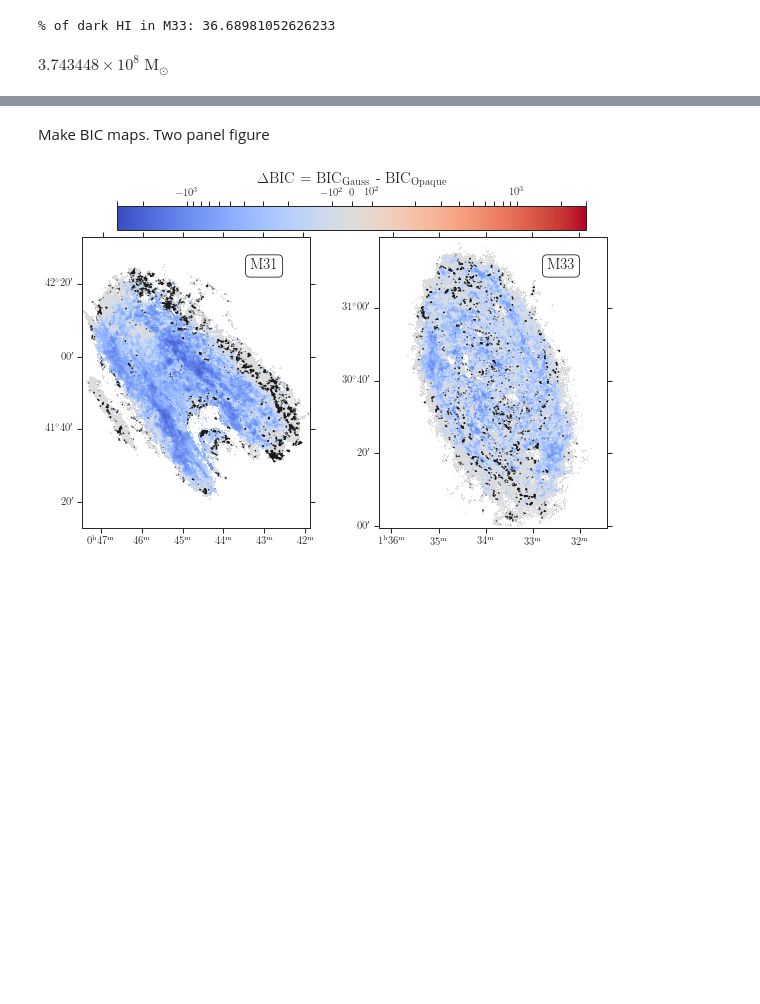
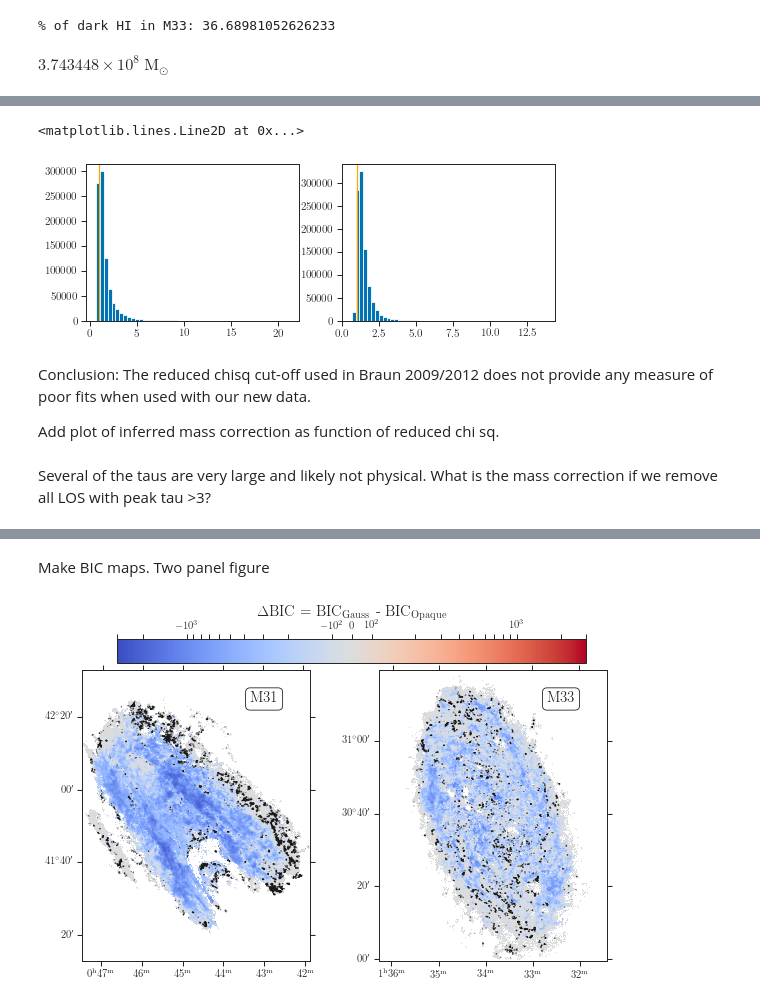
Before and after one commit to e-koch/HI-LineShapes, a Jupyter notebook: figures/figure_bic_statistics_comparison.ipynb, the cells around one changed output, grey strips where cells are left out. Saved outputs shown, nothing was run; the diff lists cells and outputs as text; code cells hidden in the pictures; blank space fills up the shorter version.

```diff
--- a/figures/figure_bic_statistics_comparison.ipynb
+++ b/figures/figure_bic_statistics_comparison.ipynb
@@ -693,0 +741,16 @@ M33 looks fine. But something odd is going on with M31 here... Need to look into
+# %%
+plt.subplot(121)
+_ = plt.hist(m31_thickHI_rchi_proj.value[np.isfinite(m31_thickHI_rchi_proj.value)], bins=50)
+plt.axvline(1., color='orange')
+plt.subplot(122)
+_ = plt.hist(m33_thickHI_rchi_proj.value[np.isfinite(m33_thickHI_rchi_proj.value)], bins=50)
+plt.axvline(1., color='orange')
+# %% [output]
+<matplotlib.lines.Line2D at 0x...>
+[figure, added]
+# %% [markdown]
+Conclusion: The reduced chisq cut-off used in Braun 2009/2012 does not provide any measure of poor fits when used with our new data.
+
+Add plot of inferred mass correction as function of reduced chi sq.
+# %% [markdown]
+Several of the taus are very large and likely not physical. What is the mass correction if we remove all LOS with peak tau >3?
```
Also changed, not shown: parts of 12 cells of this notebook, 4 other files.
